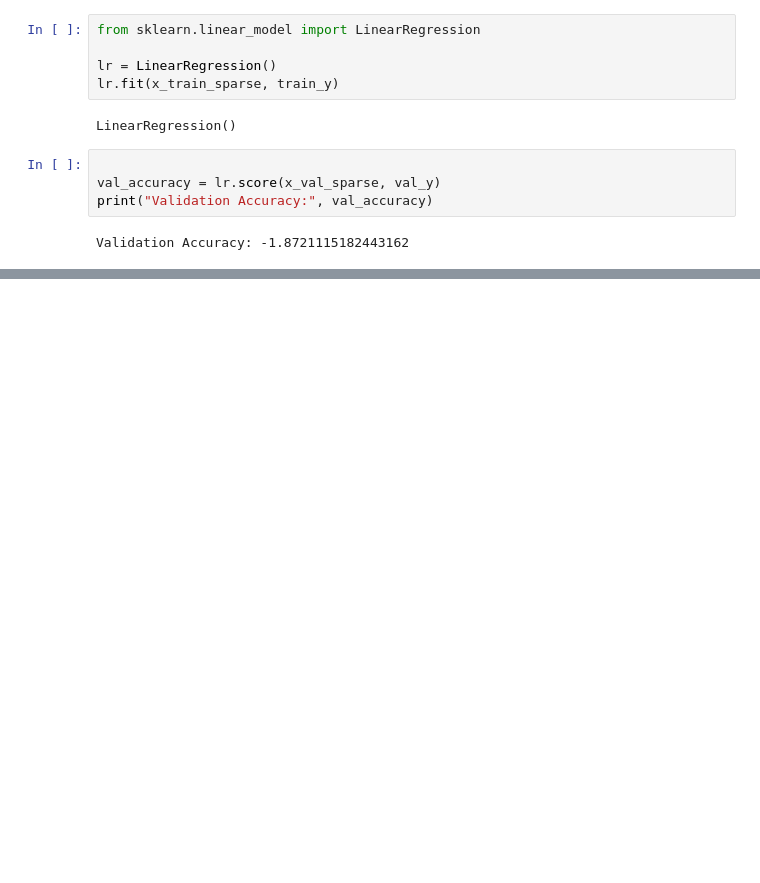
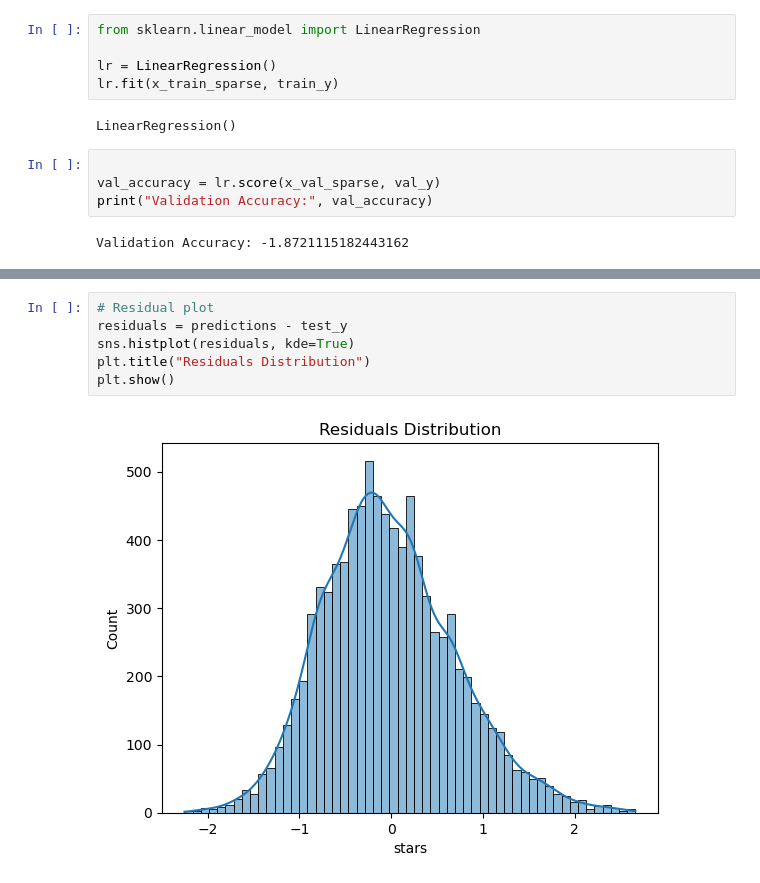
Before and after one commit to vagmi20/ds3010yelp, a Jupyter notebook: yelp_models.ipynb, the cells around one changed output, grey strips where cells are left out. Drawn from its saved outputs; the diff is of its cells as text; blank space fills up the shorter version.

```diff
--- a/yelp_models.ipynb
+++ b/yelp_models.ipynb
@@ -78,0 +94,8 @@ Mean Squared Error: 0.522368973985817
+# %%
+# Residual plot
+residuals = predictions - test_y
+sns.histplot(residuals, kde=True)
+plt.title("Residuals Distribution")
+plt.show()
+# %% [output]
+[figure, added]
```
Also changed, not shown: parts of 12 cells of this notebook.
